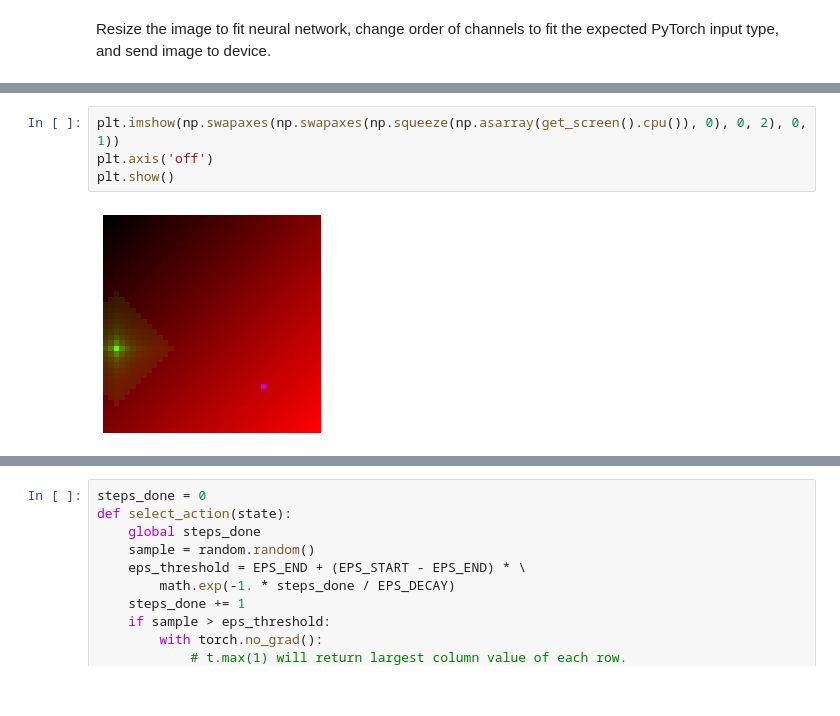
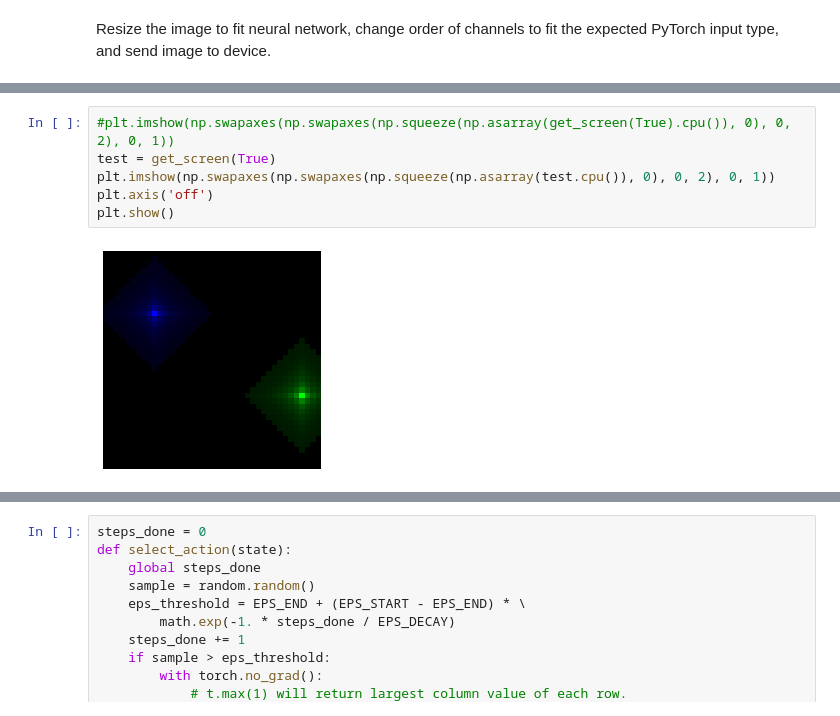
Before and after one commit to LAPS-Group/Pathfinding, a Jupyter notebook: Ariel/DQN3/Lazy Redraw.ipynb, the cells around one changed output, grey strips where cells are left out. Cells and saved outputs as stored; diff of their text form.

```diff
--- a/Ariel/DQN3/Lazy Redraw.ipynb
+++ b/Ariel/DQN3/Lazy Redraw.ipynb
@@ -255,9 +244,11 @@ def recenter_grid_on_position(rgb_array):
 # %%
-plt.imshow(np.swapaxes(np.swapaxes(np.squeeze(np.asarray(get_screen().cpu()), 0), 0, 2), 0, 1))
+#plt.imshow(np.swapaxes(np.swapaxes(np.squeeze(np.asarray(get_screen(True).cpu()), 0), 0, 2), 0, 1))
+test = get_screen(True)
+plt.imshow(np.swapaxes(np.swapaxes(np.squeeze(np.asarray(test.cpu()), 0), 0, 2), 0, 1))
 plt.axis('off')
 plt.show()
 # %% [output]
-[figure, old version]
+[figure, new version]
 # %%
 env.step(1)
 plt.imshow(env.render(mode='rgb_array'))
```
Also changed, not shown: parts of 9 cells of this notebook, 4 other files.
